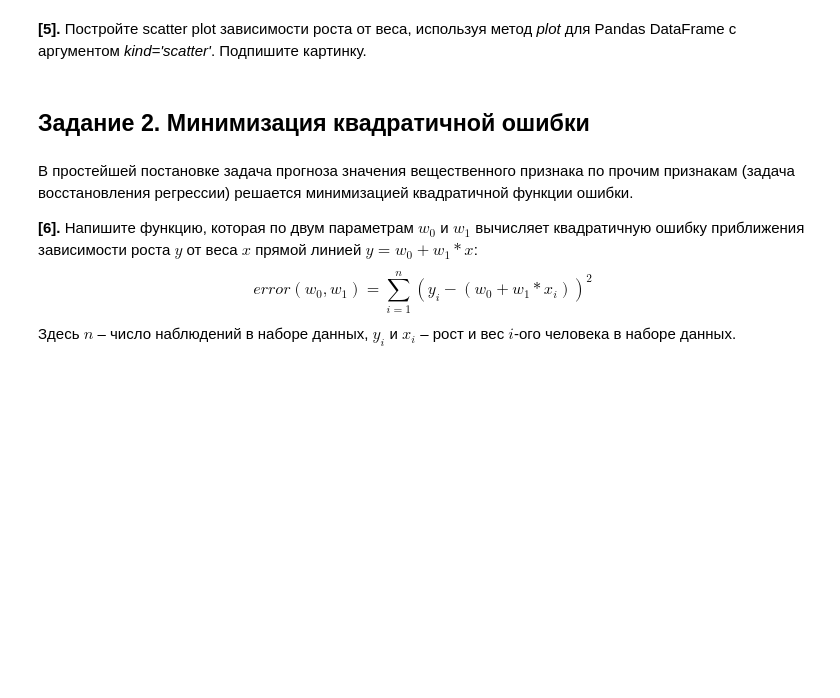
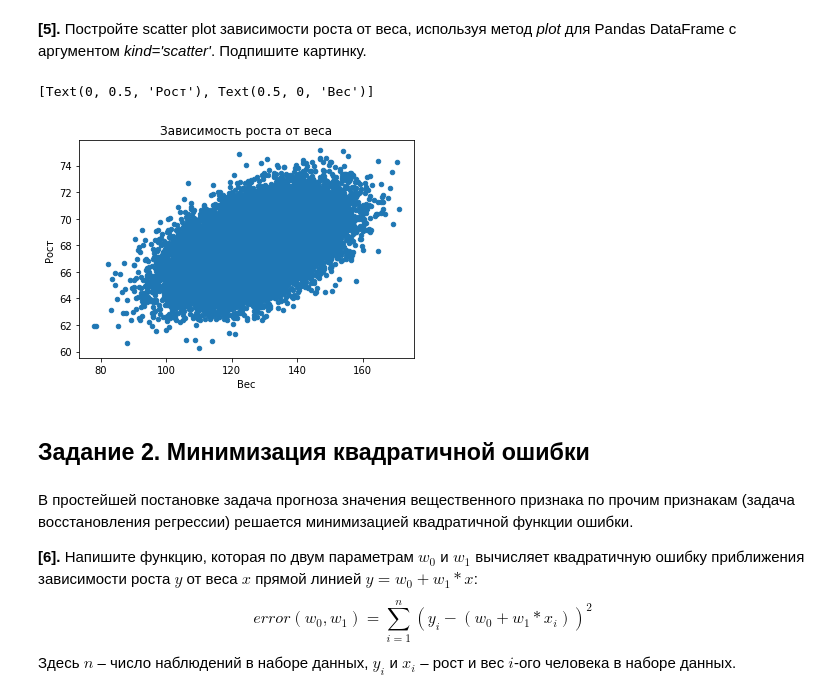
Before and after one commit to FleshMiX/Machine-Learning-and-Data-Analysis-Specialization, a Jupyter notebook: Training on marked-up data/week1/Linear_regression.ipynb, the cells around one changed output. Saved outputs shown, nothing was run; the diff lists cells and outputs as text; code cells hidden in the pictures; blank space fills up the shorter version.

```diff
--- a/Training on marked-up data/week1/Linear_regression.ipynb
+++ b/Training on marked-up data/week1/Linear_regression.ipynb
@@ -89,3 +111,9 @@ data['weight_cat'] = data['Weight'].apply(weight_category)
+# %%
+ax = data.plot(x='Weight', y='Height', kind='scatter', title='Зависимость роста от веса')
+ax.set(ylabel = u'Рост', xlabel = u'Вес')
+# %% [output]
+[Text(0, 0.5, 'Рост'), Text(0.5, 0, 'Вес')]
+[figure, added]
 # %% [markdown]
 ## Задание 2. Минимизация квадратичной ошибки
 # %% [markdown]
```
Also changed, not shown: parts of 30 cells of this notebook.
